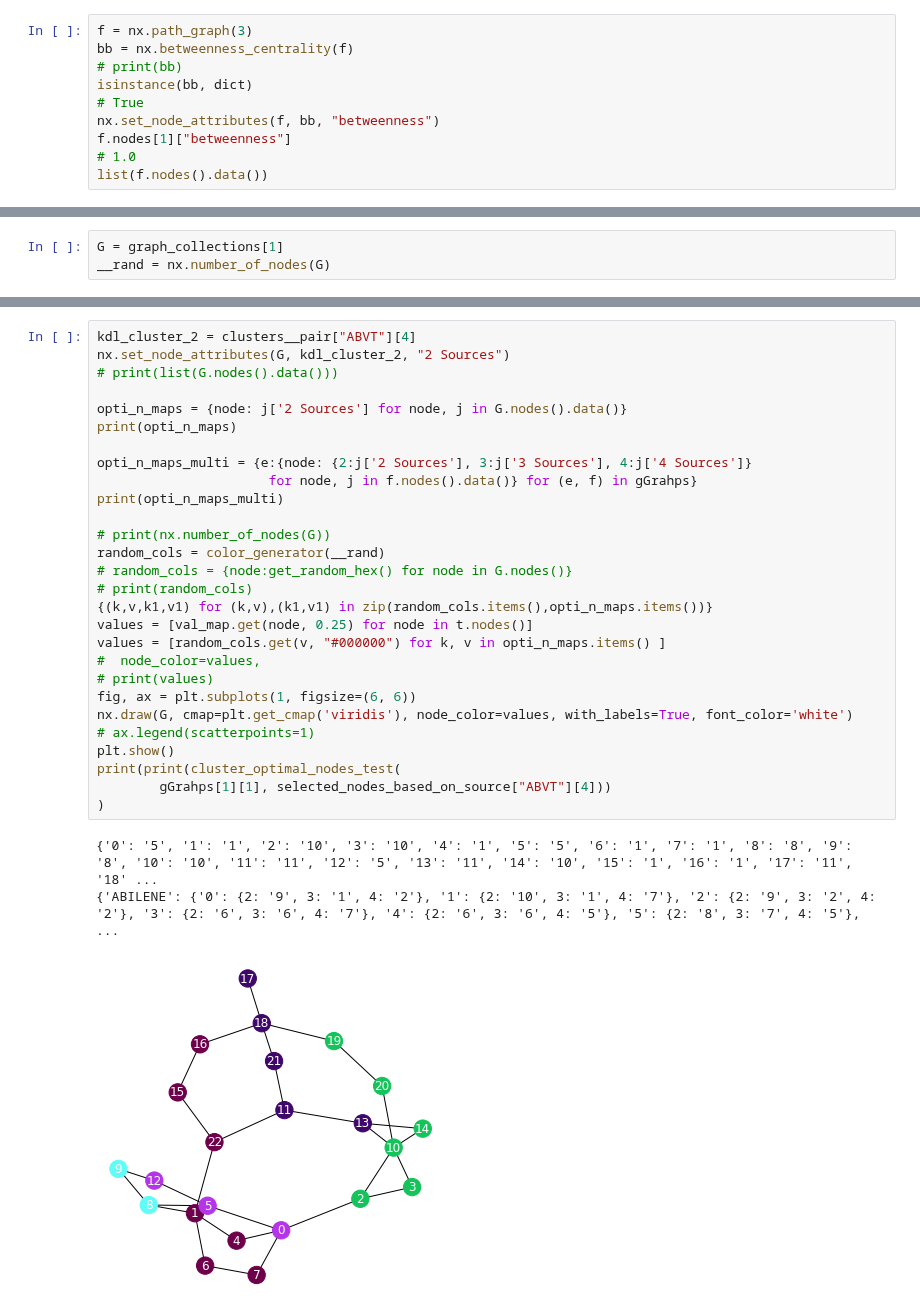
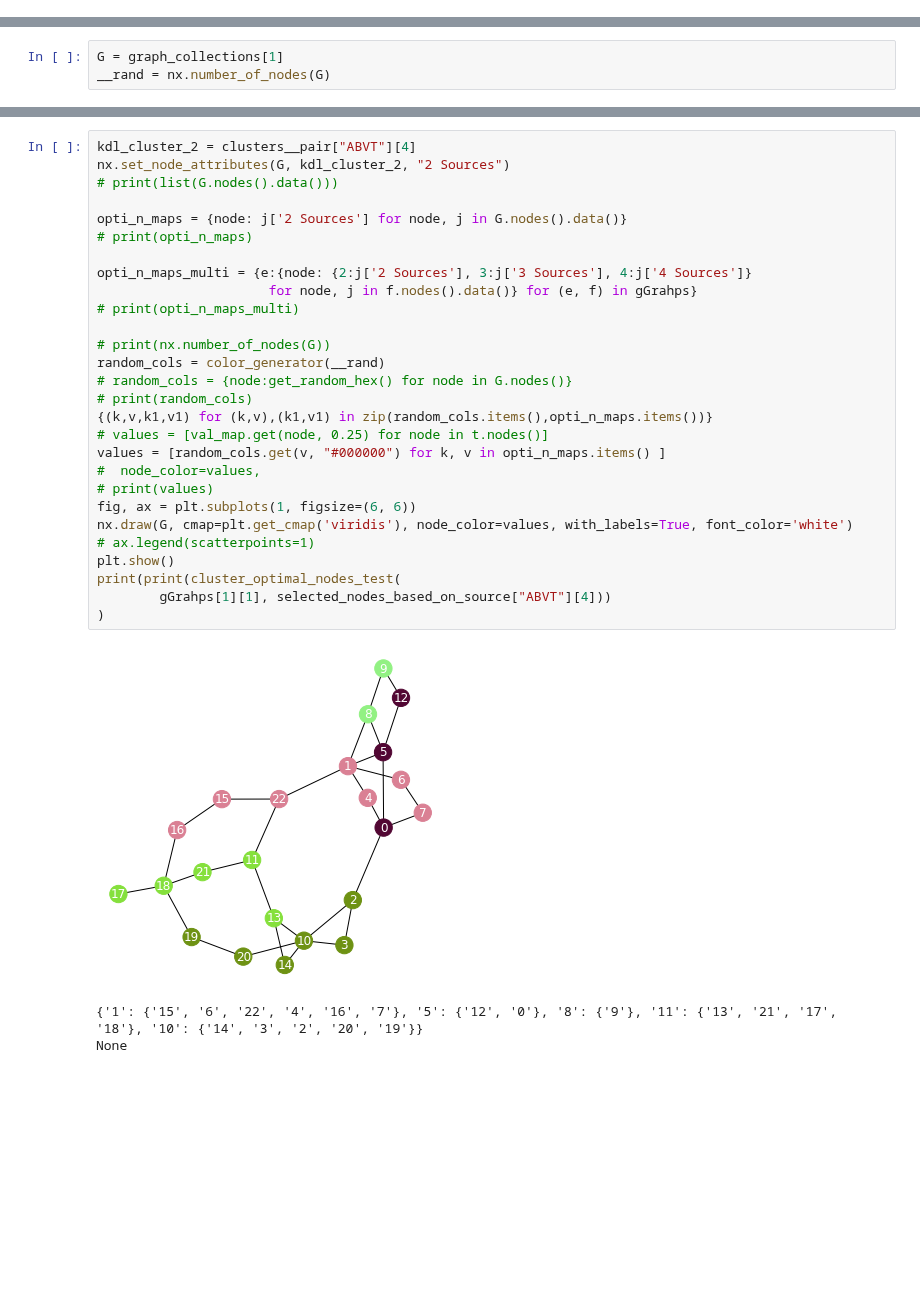
Before and after one commit to odunayo12/Skoltech-PhD-Thesis, a Jupyter notebook: _codes/SIR/Influential-nodes-identification-in-complex-networks-via-information-entropy/experiments and data/different_multi.ipynb, the cells around one changed output, grey strips where cells are left out. Saved outputs shown, nothing was run; the diff lists cells and outputs as text; blank space fills up the shorter version.

```diff
--- a/_codes/SIR/Influential-nodes-identification-in-complex-networks-via-information-entropy/experiments and data/different_multi.ipynb
+++ b/_codes/SIR/Influential-nodes-identification-in-complex-networks-via-information-entropy/experiments and data/different_multi.ipynb
@@ -235,10 +165,0 @@ plt.show()
-# %%
-f = nx.path_graph(3)
-bb = nx.betweenness_centrality(f)
-# print(bb)
-isinstance(bb, dict)
-# True
-nx.set_node_attributes(f, bb, "betweenness")
-f.nodes[1]["betweenness"]
-# 1.0
-list(f.nodes().data())
@@ -295,32 +195,32 @@ list(gGrahps[1][1].nodes().data())
 # %%
 kdl_cluster_2 = clusters__pair["ABVT"][4]
 nx.set_node_attributes(G, kdl_cluster_2, "2 Sources")
 # print(list(G.nodes().data()))
 
 opti_n_maps = {node: j['2 Sources'] for node, j in G.nodes().data()}
-print(opti_n_maps)
+# print(opti_n_maps)
 
 opti_n_maps_multi = {e:{node: {2:j['2 Sources'], 3:j['3 Sources'], 4:j['4 Sources']}
                       for node, j in f.nodes().data()} for (e, f) in gGrahps}
-print(opti_n_maps_multi)
+# print(opti_n_maps_multi)
 
 # print(nx.number_of_nodes(G))
 random_cols = color_generator(__rand)
 # random_cols = {node:get_random_hex() for node in G.nodes()}
 # print(random_cols)
 {(k,v,k1,v1) for (k,v),(k1,v1) in zip(random_cols.items(),opti_n_maps.items())}
-values = [val_map.get(node, 0.25) for node in t.nodes()]
+# values = [val_map.get(node, 0.25) for node in t.nodes()]
 values = [random_cols.get(v, "#000000") for k, v in opti_n_maps.items() ]
 #  node_color=values,
 # print(values)
 fig, ax = plt.subplots(1, figsize=(6, 6))
 nx.draw(G, cmap=plt.get_cmap('viridis'), node_color=values, with_labels=True, font_color='white')
 # ax.legend(scatterpoints=1)
 plt.show()
 print(print(cluster_optimal_nodes_test(
         gGrahps[1][1], selected_nodes_based_on_source["ABVT"][4]))
 )
 # %% [output]
+[figure, new version]
-{'0': '5', '1': '1', '2': '10', '3': '10', '4': '1', '5': '5', '6': '1', '7': '1', '8': '8', '9': '8', '10': '10', '11': '11', '12': '5', '13': '11', '14': '10', '15': '1', '16': '1', '17': '11', '18' ...
-{'ABILENE': {'0': {2: '9', 3: '1', 4: '2'}, '1': {2: '10', 3: '1', 4: '7'}, '2': {2: '9', 3: '2', 4: '2'}, '3': {2: '6', 3: '6', 4: '7'}, '4': {2: '6', 3: '6', 4: '5'}, '5': {2: '8', 3: '7', 4: '5'},  ...
+{'1': {'15', '6', '22', '4', '16', '7'}, '5': {'12', '0'}, '8': {'9'}, '11': {'13', '21', '17', '18'}, '10': {'14', '3', '2', '20', '19'}}
+None
-[figure, old version]
```
Also changed, not shown: parts of 18 cells of this notebook, 1 other file.
